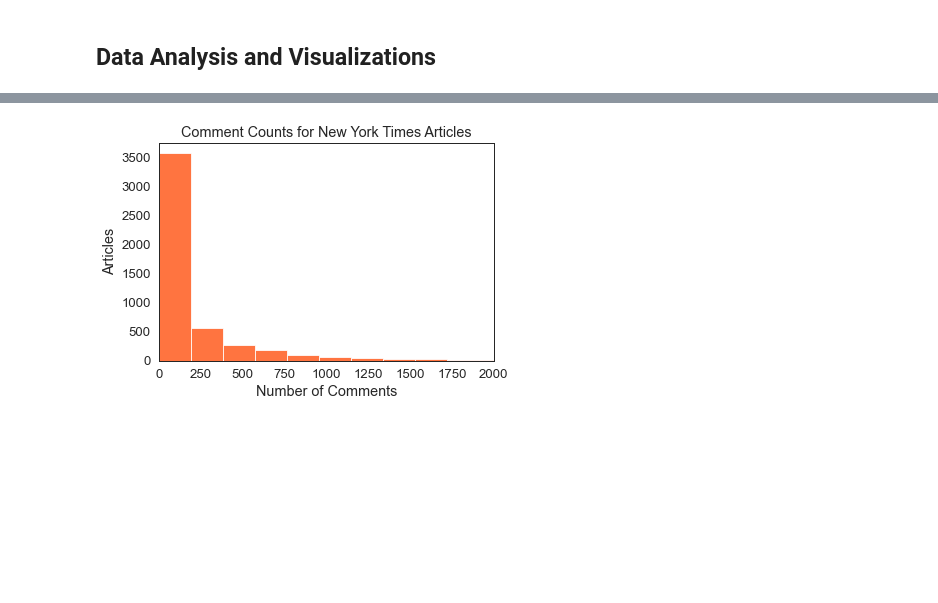
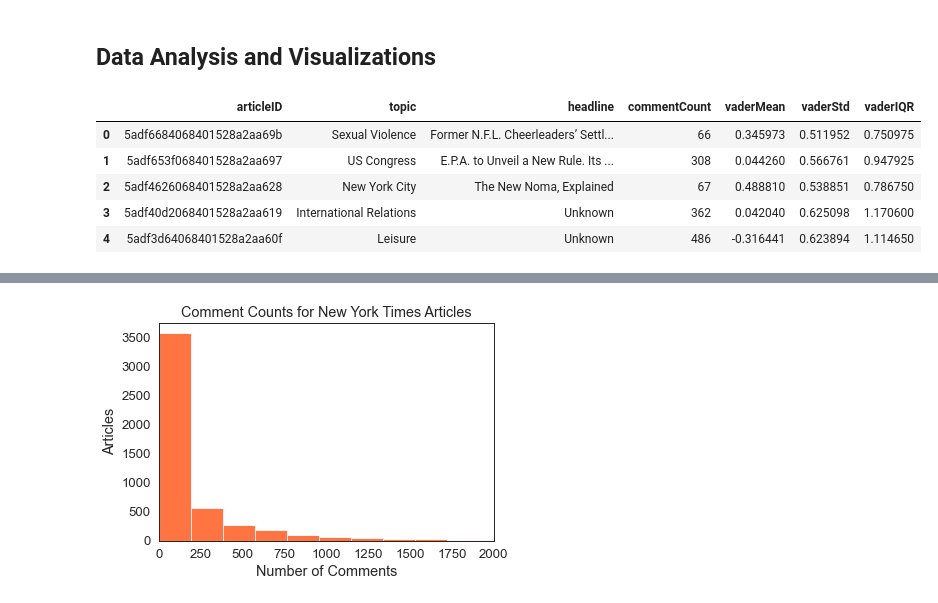
Before and after one commit to advanced-ml-project/project, a Jupyter notebook: sentiment_scores.ipynb, the cells around one changed output, grey strips where cells are left out. Cells and saved outputs as stored; diff of their text form; code cells hidden in the pictures; blank space fills up the shorter version.

```diff
--- a/sentiment_scores.ipynb
+++ b/sentiment_scores.ipynb
@@ -94,5 +87,14 @@ main_df.to_csv(file_path + "data/" + export_name)
 # %% [markdown]
 ## Data Analysis and Visualizations
+# %%
+main_df.head()
+# %% [output]
+|  | articleID | topic | headline | commentCount | vaderMean | vaderStd | vaderIQR |
+| 0 | 5adf6684068401528a2aa69b | Sexual Violence | Former N.F.L. Cheerleaders’ Settl... | 66 | 0.345973 | 0.511952 | 0.750975 |
+| 1 | 5adf653f068401528a2aa697 | US Congress | E.P.A. to Unveil a New Rule. Its ... | 308 | 0.044260 | 0.566761 | 0.947925 |
+| 2 | 5adf4626068401528a2aa628 | New York City | The New Noma, Explained | 67 | 0.488810 | 0.538851 | 0.786750 |
+| 3 | 5adf40d2068401528a2aa619 | International Relations | Unknown | 362 | 0.042040 | 0.625098 | 1.170600 |
+| 4 | 5adf3d64068401528a2aa60f | Leisure | Unknown | 486 | -0.316441 | 0.623894 | 1.114650 |
 # %%
 sns.set(context='paper',
         style='white',
```
Also changed, not shown: parts of 7 cells of this notebook, 4 other files.
